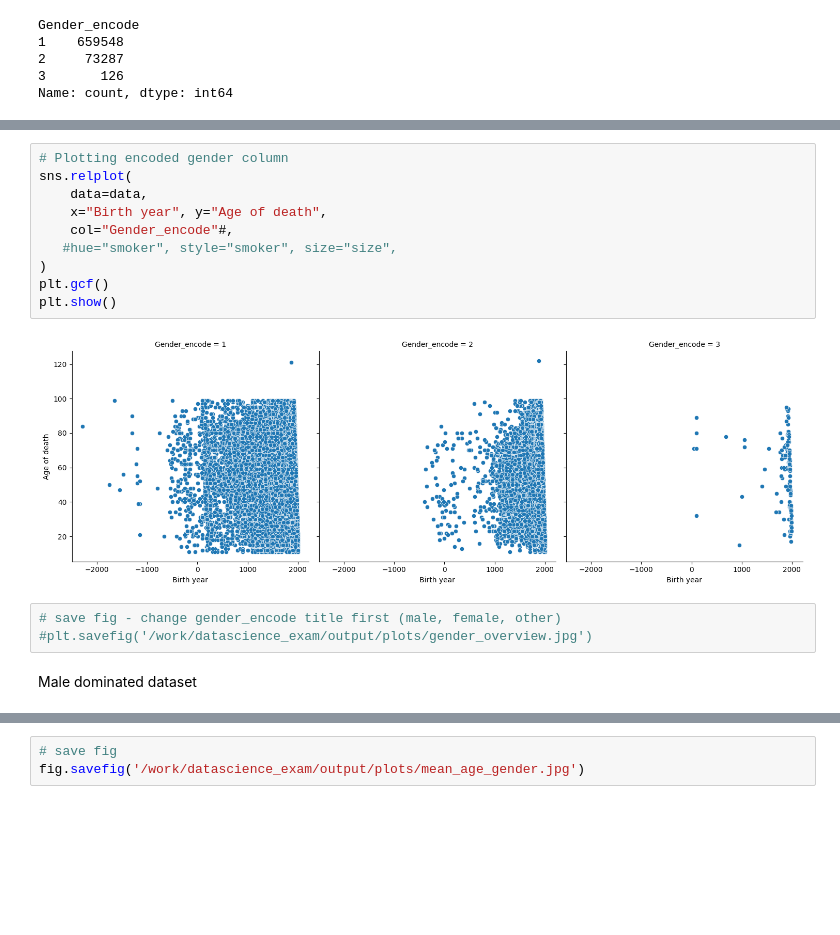
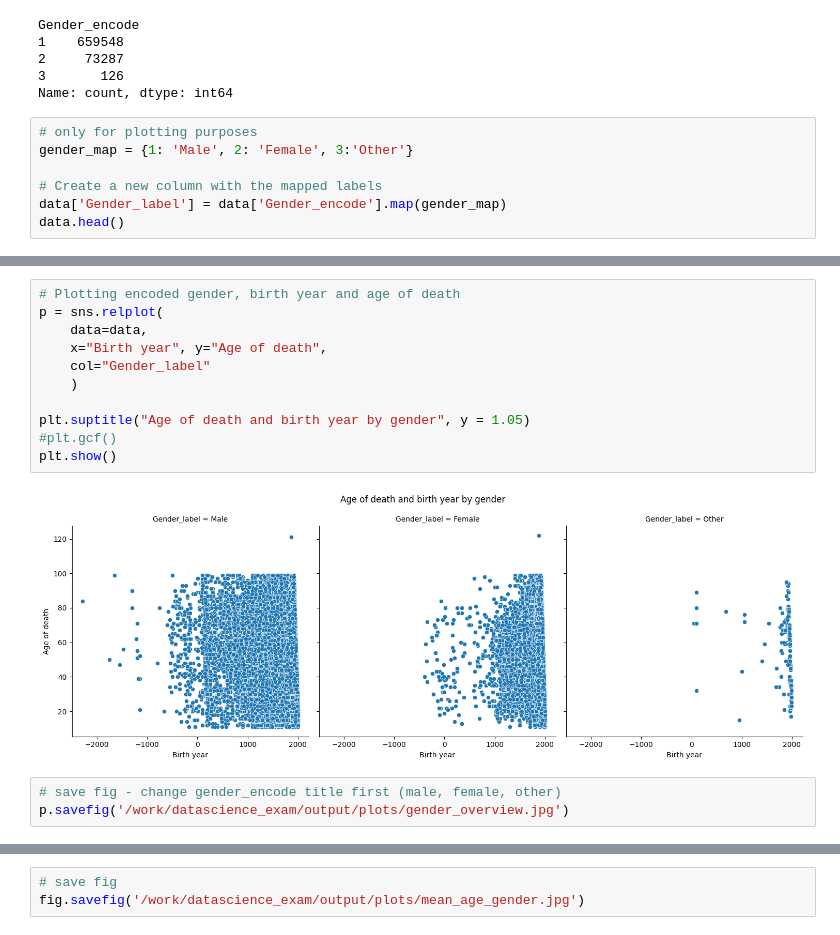
Before and after one commit to sigridbom/datascience_exam, a Jupyter notebook: notebooks/1_data_wrangling.ipynb, the cells around one changed output, grey strips where cells are left out. Saved outputs shown, nothing was run; the diff lists cells and outputs as text; blank space fills up the shorter version.

Commit message:
only committing notebook maybe

```diff
--- a/notebooks/1_data_wrangling.ipynb
+++ b/notebooks/1_data_wrangling.ipynb
@@ -153,3 +145,10 @@ Gender_encode
 2     73287
 3       126
 Name: count, dtype: int64
+# %%
+# only for plotting purposes
+gender_map = {1: 'Male', 2: 'Female', 3:'Other'}
+
+# Create a new column with the mapped labels
+data['Gender_label'] = data['Gender_encode'].map(gender_map)
+data.head()
@@ -156,20 +162,19 @@ Name: count, dtype: int64
 # %%
-# Plotting encoded gender column
-sns.relplot(
+# Plotting encoded gender, birth year and age of death
+p = sns.relplot(
     data=data,
     x="Birth year", y="Age of death",
-    col="Gender_encode"#,
-   #hue="smoker", style="smoker", size="size",
-)
-plt.gcf()
+    col="Gender_label"
+    )
+
+plt.suptitle("Age of death and birth year by gender", y = 1.05)
+#plt.gcf()
 plt.show()
 # %% [output]
-[figure, old version]
+[figure, new version]
 # %%
 # save fig - change gender_encode title first (male, female, other)
-#plt.savefig('/work/datascience_exam/output/plots/gender_overview.jpg')
+p.savefig('/work/datascience_exam/output/plots/gender_overview.jpg')
-# %% [markdown]
-Male dominated dataset
 # %%
 #### boxplot of mean age of death in gender
 
```
Also changed, not shown: parts of 21 cells of this notebook, 5 other files.
